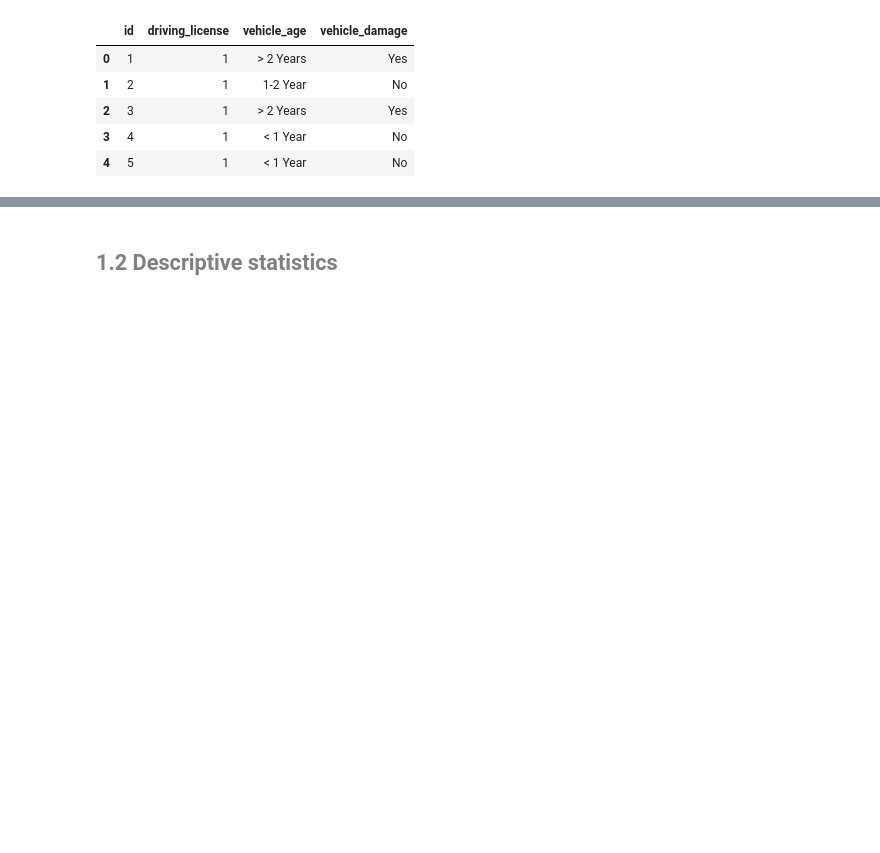
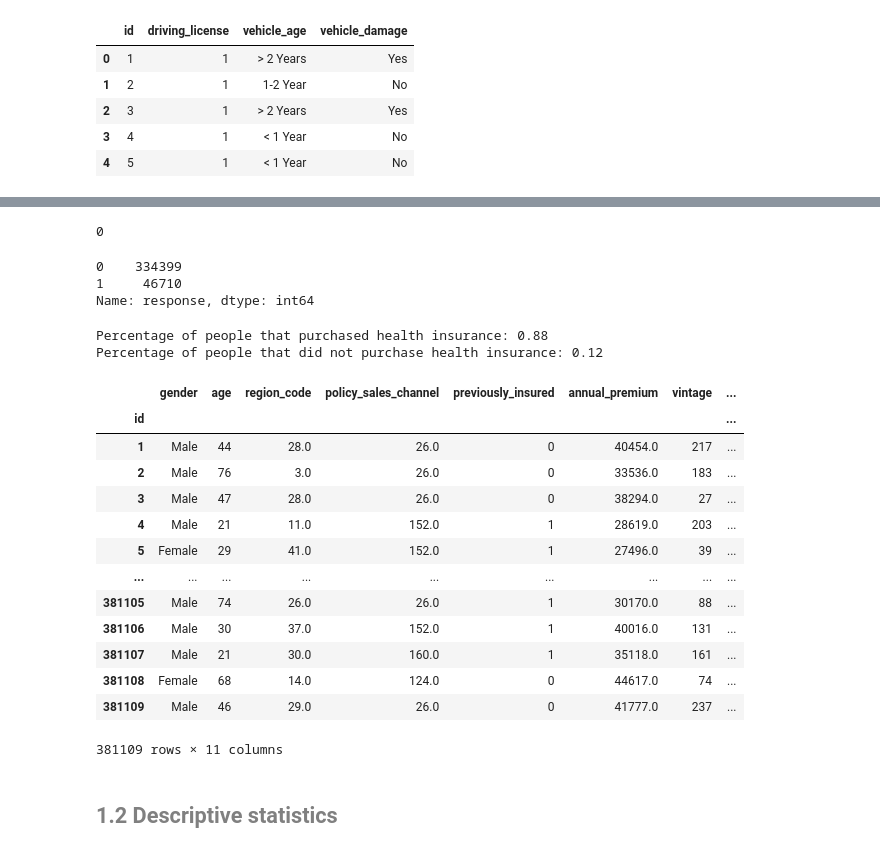
Before and after one commit to GustavoHBDuarte/health-insurance, a Jupyter notebook: notebook_main.ipynb, the cells around one changed output, grey strips where cells are left out. Cells and saved outputs as stored; diff of their text form; code cells hidden in the pictures; blank space fills up the shorter version.

```diff
--- a/notebook_main.ipynb
+++ b/notebook_main.ipynb
@@ -134,3 +154,11 @@ df_vehicle.head()
 | 4 | 5 | 1 | < 1 Year | No |
 # %%
 # Merging tables
+
+## merging df_users with df_insurance
+df = pd.merge(left=df_users, right=df_insurance, how='left', on='id')
+
+# resulting df with df_vehicle
+df = pd.merge(left=df, right=df_vehicle, how='left', on='id')
+
+df
@@ -137,2 +179,8 @@ df_vehicle.head()
+# %%
+# Reorganizing columns
+
+df = df[['id', 'gender', 'age', 'region_code', 'policy_sales_channel',
+         'previously_insured', 'annual_premium', 'vintage',
+         'driving_license', 'vehicle_age', 'vehicle_damage', 'response']]
 # %%
 # Data dimensions
@@ -145,6 +253,43 @@ df_vehicle.head()
 # %%
 # Checking for duplicate rows
+
+df.duplicated().sum()
+# %% [output]
+0
 # %%
 # Response variable
+
+df['response'].value_counts()
+# %% [output]
+0    334399
+1     46710
+Name: response, dtype: int64
 # %%
 # Response variable - percentage
+
+print('Percentage of people that purchased health insurance: {:.2f}'.format(df['response'].value_counts(normalize=True)[0]))
+print('Percentage of people that did not purchase health insurance: {:.2f}'.format(df['response'].value_counts(normalize=True)[1]))
+# %% [output]
+Percentage of people that purchased health insurance: 0.88
+Percentage of people that did not purchase health insurance: 0.12
+# %%
+# Setting 'id' column as index
+
+df = df.set_index('id')
+
+df
+# %% [output]
+|  | gender | age | region_code | policy_sales_channel | previously_insured | annual_premium | vintage | ... |
+| id |  |  |  |  |  |  |  | ... |
+| 1 | Male | 44 | 28.0 | 26.0 | 0 | 40454.0 | 217 | ... |
+| 2 | Male | 76 | 3.0 | 26.0 | 0 | 33536.0 | 183 | ... |
+| 3 | Male | 47 | 28.0 | 26.0 | 0 | 38294.0 | 27 | ... |
+| 4 | Male | 21 | 11.0 | 152.0 | 1 | 28619.0 | 203 | ... |
+| 5 | Female | 29 | 41.0 | 152.0 | 1 | 27496.0 | 39 | ... |
+| ... | ... | ... | ... | ... | ... | ... | ... | ... |
+| 381105 | Male | 74 | 26.0 | 26.0 | 1 | 30170.0 | 88 | ... |
+| 381106 | Male | 30 | 37.0 | 152.0 | 1 | 40016.0 | 131 | ... |
+| 381107 | Male | 21 | 30.0 | 160.0 | 1 | 35118.0 | 161 | ... |
+| 381108 | Female | 68 | 14.0 | 124.0 | 0 | 44617.0 | 74 | ... |
+| 381109 | Male | 46 | 29.0 | 26.0 | 0 | 41777.0 | 237 | ... |
+381109 rows × 11 columns
```
Also changed, not shown: parts of 8 cells of this notebook.
